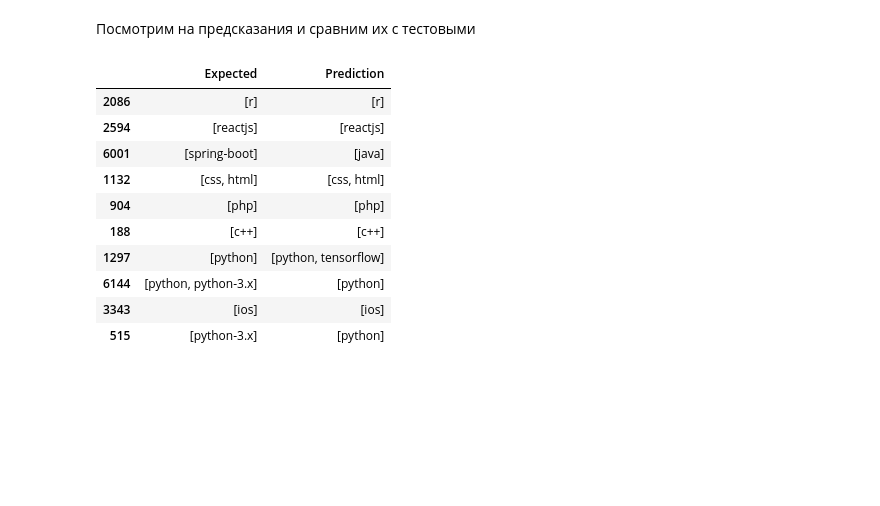
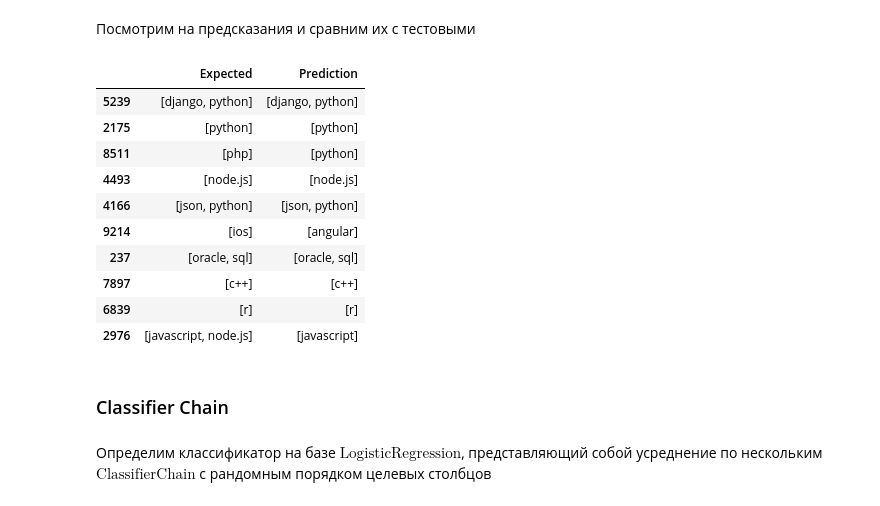
Before and after one commit to LiableFish/ML-for-classification-text-data, a Jupyter notebook: Ml_for_text_data.ipynb, the cells around one changed output. Drawn from its saved outputs; the diff is of its cells as text; code cells hidden in the pictures; blank space fills up the shorter version.

```diff
--- a/Ml_for_text_data.ipynb
+++ b/Ml_for_text_data.ipynb
@@ -597,2 +594,0 @@ pred_tags = pd.Series(mlb.inverse_transform(preds)).apply(lambda pred: tags_enco
-# %%
-test_tags = Ytest.apply(lambda pred: tags_encoder.inverse_transform(pred)).reset_index(drop=True)
@@ -602,15 +595,34 @@ expect_pred.columns = ['Expected', 'Prediction']
+# %%
+def create_expected_preds_df(preds, Ytest):
+    pred_tags = pd.Series(mlb.inverse_transform(preds)).apply(lambda pred:\
+                                                              tags_encoder.inverse_transform(pred))
+    test_tags = Ytest.apply(lambda pred:\
+                            tags_encoder.inverse_transform(pred))\
+                            .reset_index(drop=True)
+    expected_preds = pd.concat((test_tags, pred_tags), axis=1)
+    expected_preds.columns = ['Expected', 'Prediction']
+    return expected_preds
 # %%
-idx = np.random.choice(np.arange(pred_tags.shape[0]), size=10)
-display(expect_pred.iloc[idx])
+def show_some_preds(expected_preds, n=10):
+    idx = np.random.choice(np.arange(preds.shape[0]), size=n)
+    display(expected_preds.iloc[idx])
-# %% [output]
-|  | Expected | Prediction |
-| 2086 | [r] | [r] |
-| 2594 | [reactjs] | [reactjs] |
-| 6001 | [spring-boot] | [java] |
-| 1132 | [css, html] | [css, html] |
-| 904 | [php] | [php] |
-| 188 | [c++] | [c++] |
-| 1297 | [python] | [python, tensorflow] |
-| 6144 | [python, python-3.x] | [python] |
-| 3343 | [ios] | [ios] |
-| 515 | [python-3.x] | [python] |
+# %%
+ovr_expected_preds = create_expected_preds_df(ovr_preds, Ytest)
+# %%
+show_some_preds(ovr_expected_preds)
+# %% [output]
+|  | Expected | Prediction |
+| 5239 | [django, python] | [django, python] |
+| 2175 | [python] | [python] |
+| 8511 | [php] | [python] |
+| 4493 | [node.js] | [node.js] |
+| 4166 | [json, python] | [json, python] |
+| 9214 | [ios] | [angular] |
+| 237 | [oracle, sql] | [oracle, sql] |
+| 7897 | [c++] | [c++] |
+| 6839 | [r] | [r] |
+| 2976 | [javascript, node.js] | [javascript] |
+# %% [markdown]
+### Classifier Chain
+# %% [markdown]
+Определим классификатор на базе $\text{LogisticRegression}$, представляющий собой усреднение по нескольким $\text{ClassifierChain}$ с рандомным порядком целевых столбцов
```
Also changed, not shown: parts of 13 cells of this notebook.
